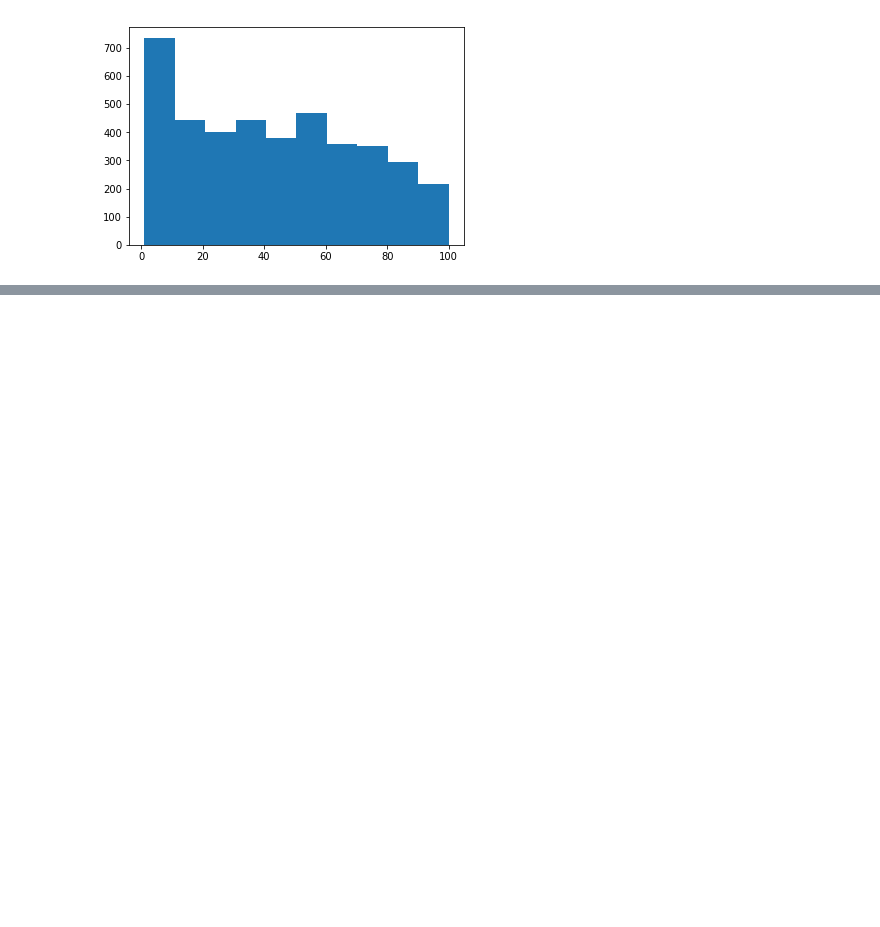
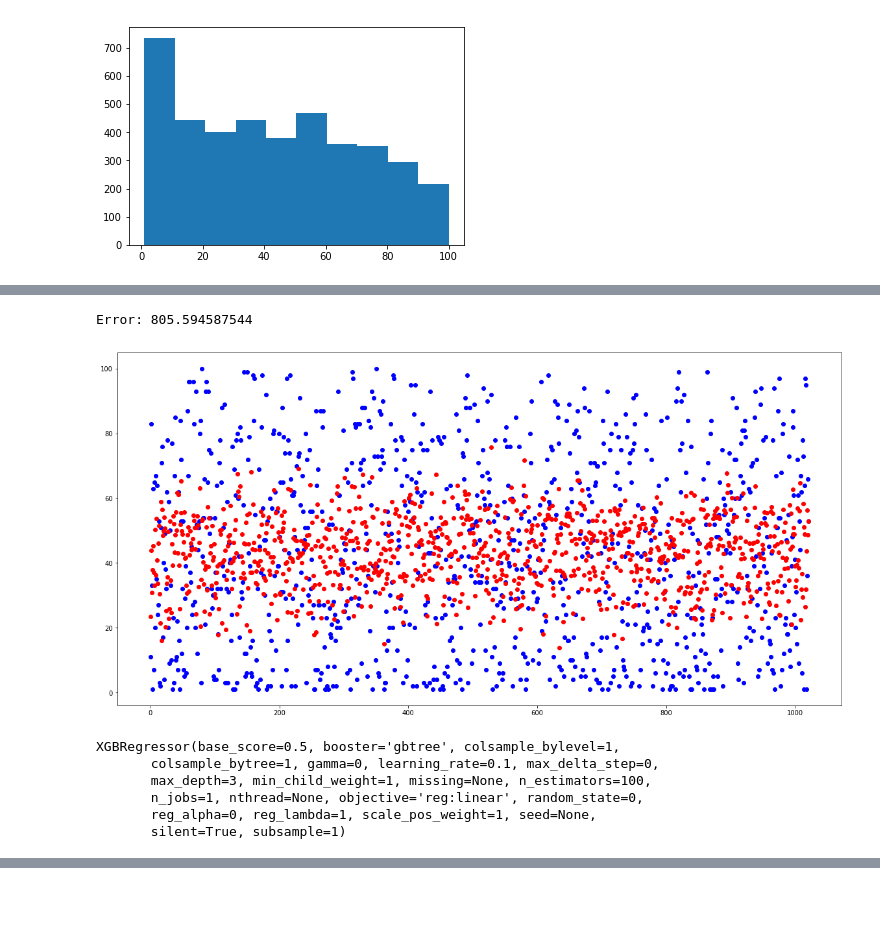
Before and after one commit to jamesaud/music-data-mining, a Jupyter notebook: code/part5/_nn_svm_results.ipynb, the cells around one changed output, grey strips where cells are left out. Cells and saved outputs as stored; diff of their text form; code cells hidden in the pictures; blank space fills up the shorter version.

```diff
--- a/code/part5/_nn_svm_results.ipynb
+++ b/code/part5/_nn_svm_results.ipynb
@@ -290,9 +339,9 @@ def plot_sorted_predictions(y_true, y_pred):
 
 def run_model(model, train=False):
 
-    model.fit(X_train_norm, y_train.values.reshape(-1))
+    model.fit(combined_X_train, y_train.values.reshape(-1))
     # Predict
-    y_pred = model.predict(X_test_norm)
+    y_pred = model.predict(combined_X_test)
     y_pred = [min(pred, 100) for pred in y_pred]
     print("Error:", mse(y_true, y_pred))
     plt.figure(figsize=(20,10))
@@ -312,6 +361,7 @@ def find_avg_guess_per_rank(y_true, y_pred):
 def plot_avg_guesses(y_true, y_pred):
     guesses = find_avg_guess_per_rank(y_true, y_pred)
     plt.plot(sorted(guesses.keys()), [np.mean(guesses[i]) for i in sorted(guesses.keys())])
+    plt.show()
     return guesses
 # %%
 # build model
@@ -527,0 +664,20 @@ plot_accuracy_per_position(y_true, y_pred, 10, 90)
+# %%
+from sklearn.ensemble import RandomForestRegressor
+
+model = RandomForestRegressor(min_samples_leaf=5)
+y_pred = run_model(model)
+# %% [output]
+Error: 805.594587544
+[figure, added]
+# %%
+from xgboost import XGBRegressor, plot_importance
+
+model = XGBRegressor()
+model.fit(pd.DataFrame(combined_X_test, columns=X_train.columns.values), y_test)
+# %% [output]
+XGBRegressor(base_score=0.5, booster='gbtree', colsample_bylevel=1,
+       colsample_bytree=1, gamma=0, learning_rate=0.1, max_delta_step=0,
+       max_depth=3, min_child_weight=1, missing=None, n_estimators=100,
+       n_jobs=1, nthread=None, objective='reg:linear', random_state=0,
+       reg_alpha=0, reg_lambda=1, scale_pos_weight=1, seed=None,
+       silent=True, subsample=1)
```
Also changed, not shown: parts of 23 cells of this notebook, 50 other files.
